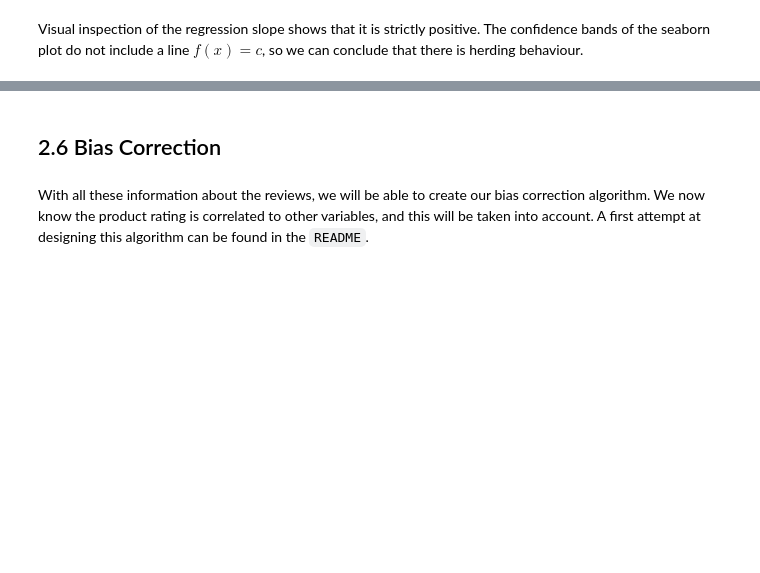
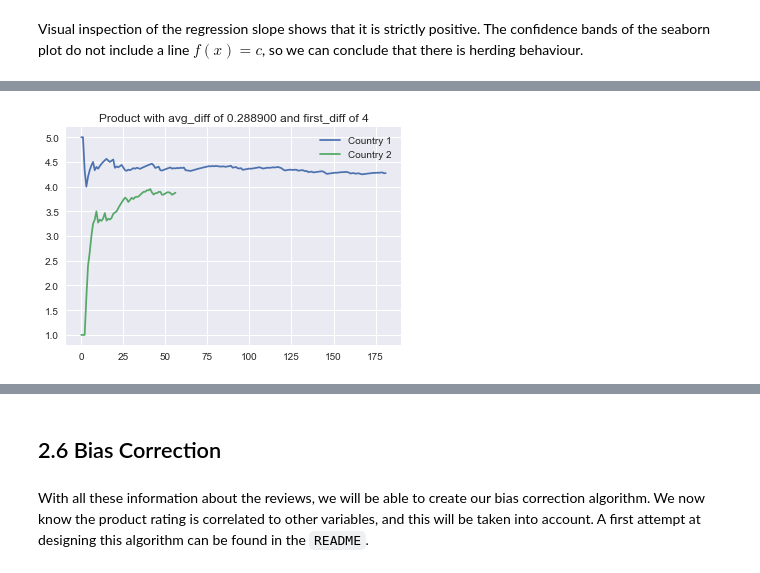
Before and after one commit to Billotais/cs_401_project, a Jupyter notebook: notebook.ipynb, the cells around one changed output, grey strips where cells are left out. Cells and saved outputs as stored; diff of their text form; code cells hidden in the pictures; blank space fills up the shorter version.

```diff
--- a/notebook.ipynb
+++ b/notebook.ipynb
@@ -687,0 +715,36 @@ Visual inspection of the regression slope shows that it is strictly positive. Th
+# %%
+def show_herding_for_product(id, d1, d2, diff):
+
+    d1_ex = d1[d1['product_id'] == id]
+    d1_ex.persist()
+    d2_ex = d2[d2['product_id'] == id]
+    d2_ex.persist()
+
+    ex_d1_pd = d1_ex.toPandas()
+    ex_d2_pd = d2_ex.toPandas()
+
+    ex_d1_pd = ex_d1_pd.sort_values(by='review_date').reset_index(drop=True).reset_index(drop=False)
+    ex_d2_pd = ex_d2_pd.sort_values(by='review_date').reset_index(drop=True).reset_index(drop=False)
+
+    ex_d1_pd['star_rating'] = ex_d1_pd['star_rating'].astype(int)
+    ex_d2_pd['star_rating'] = ex_d2_pd['star_rating'].astype(int)
+
+    d1_cum = ex_d1_pd['star_rating'].expanding().mean().reset_index(drop=False)
+    d2_cum = ex_d2_pd['star_rating'].expanding().mean().reset_index(drop=False)
+
+    stats_id = diff.loc[diff['idB'] == id]
+
+    first_diff = stats_id['first_diff'].iloc[0]
+
+    avg_diff = stats_id['avg_diff'].iloc[0]
+
+    plt.plot(d1_cum['index'], d1_cum['star_rating'],label='Country 1')
+    plt.plot(d2_cum['index'], d2_cum['star_rating'],label='Country 2')
+
+    plt.title("Product with avg_diff of %4f and first_diff of %i" % (avg_diff, first_diff))
+    plt.legend()
+    plt.show()
+# %%
+show_herding_for_product('B00LMFWMH6', data_us, data_uk, df_pd_clean)
+# %% [output]
+[figure, added]
```
Also changed, not shown: parts of 19 cells of this notebook.
